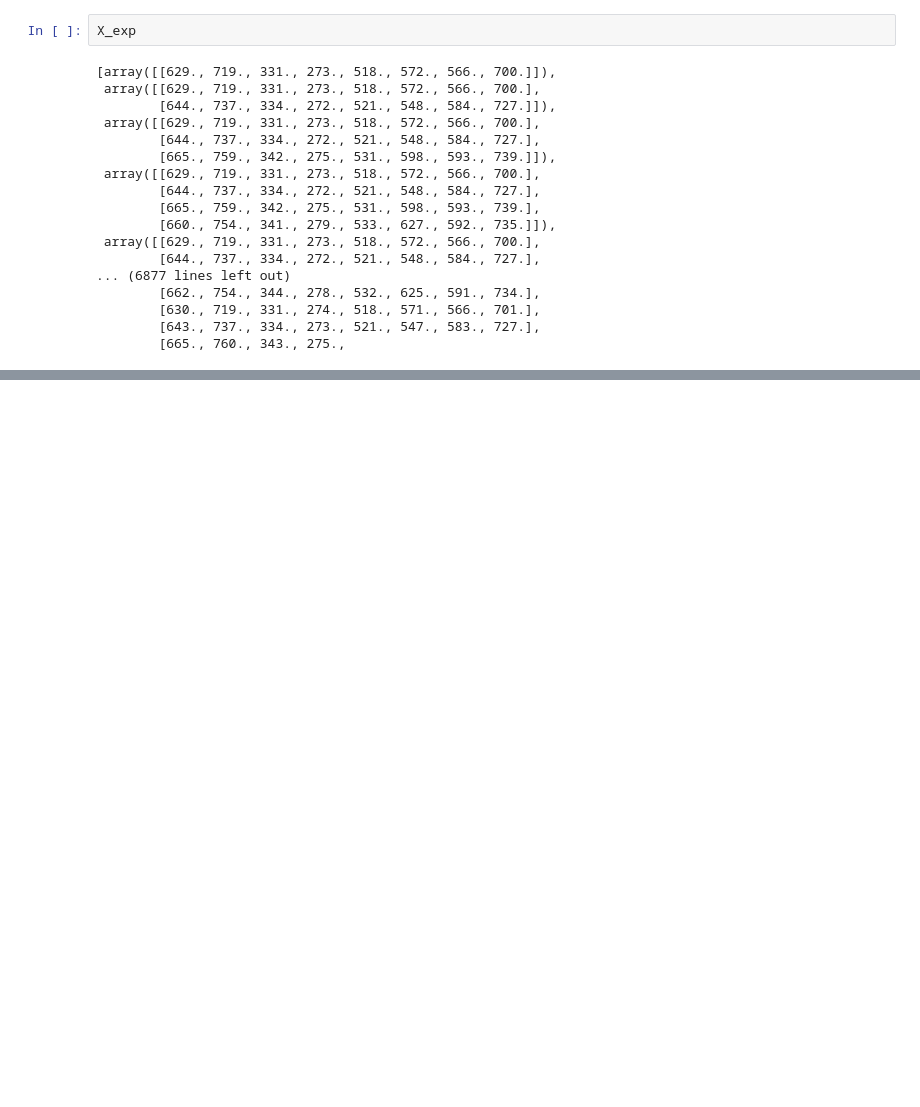
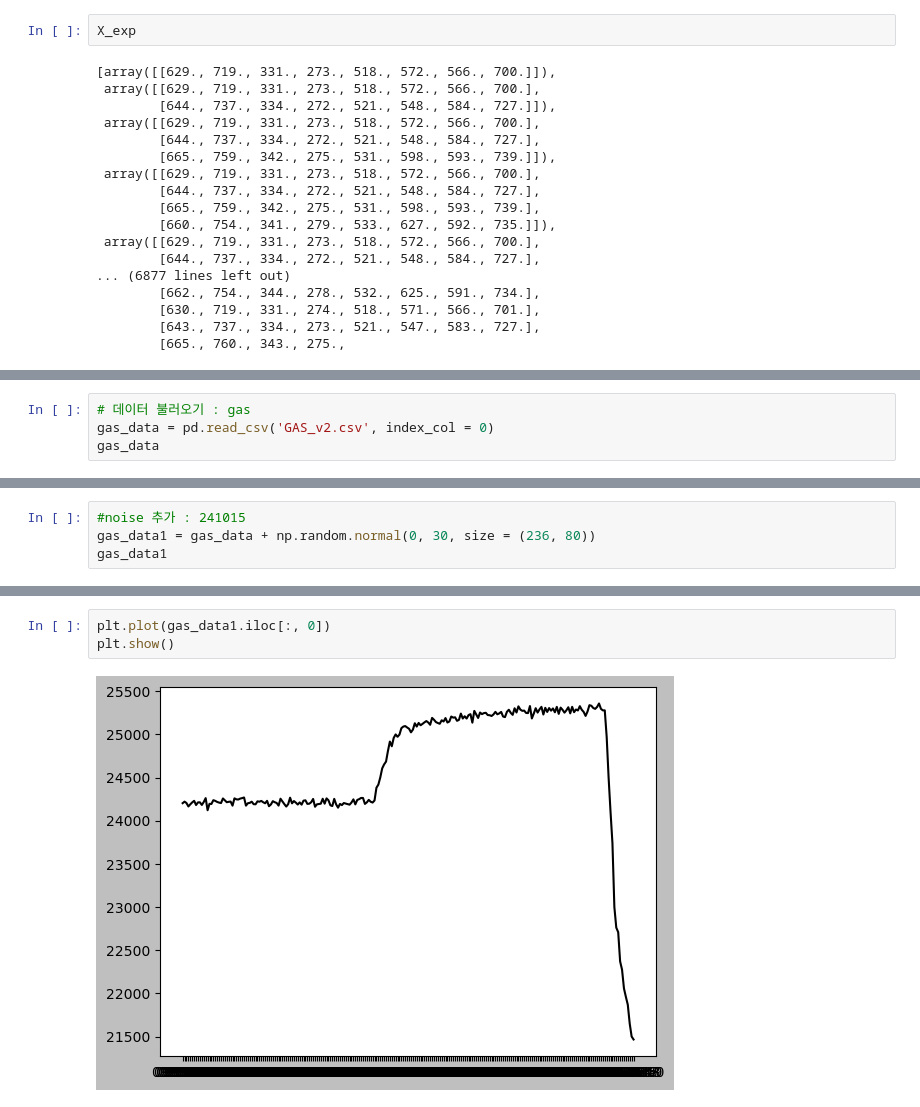
Before and after one commit to DSjayjang/ADD, a Jupyter notebook: mycusum.ipynb, the cells around one changed output, grey strips where cells are left out. Cells and saved outputs as stored; diff of their text form; blank space fills up the shorter version.

```diff
--- a/mycusum.ipynb
+++ b/mycusum.ipynb
@@ -232,0 +267,4 @@ X_exp
+# %%
+# 데이터 불러오기 : gas
+gas_data = pd.read_csv('GAS_v2.csv', index_col = 0)
+gas_data
@@ -232,0 +285,4 @@ X_exp
+# %%
+#noise 추가 : 241015
+gas_data1 = gas_data + np.random.normal(0, 30, size = (236, 80))
+gas_data1
@@ -232,0 +303,5 @@ X_exp
+# %%
+plt.plot(gas_data1.iloc[:, 0])
+plt.show()
+# %% [output]
+[figure, added]
```
Also changed, not shown: parts of 12 cells of this notebook, 4 other files.
